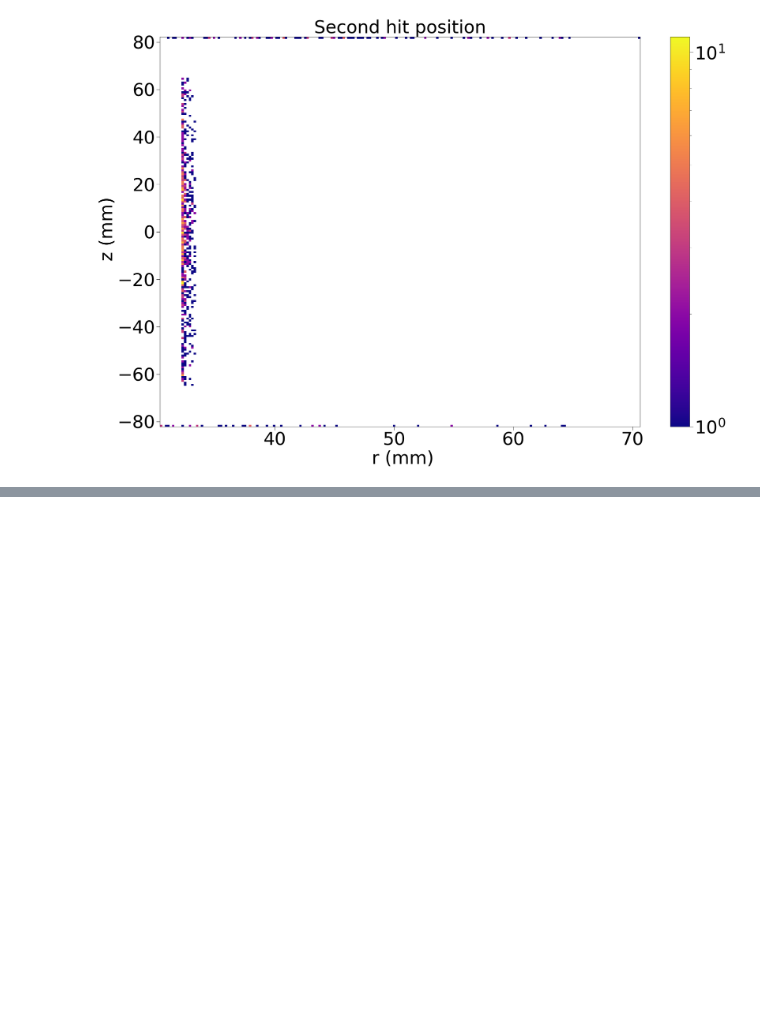
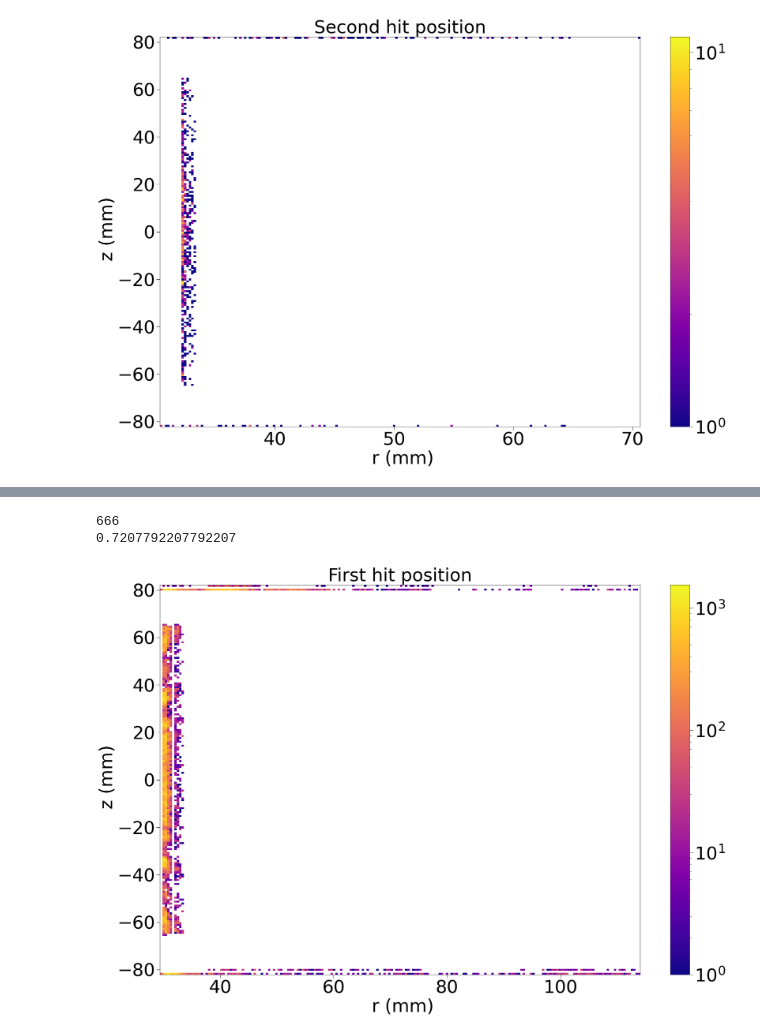
Before and after one commit to Isaac-Hirsch/10TeVMCDataAnalysis, a Jupyter notebook: doubleLayerFiltering/Double-Layer Filtering.ipynb, the cells around one changed output, grey strips where cells are left out. Cells and saved outputs as stored; diff of their text form; code cells hidden in the pictures; blank space fills up the shorter version.

```diff
--- a/doubleLayerFiltering/Double-Layer Filtering.ipynb
+++ b/doubleLayerFiltering/Double-Layer Filtering.ipynb
@@ -10,8 +10,8 @@ import math
 plt.style.use('seaborn-v0_8-colorblind')
 # %%
 plt.rcParams.update({'font.size': 20,
-                    'xtick.labelsize' : 50,
-                    'ytick.labelsize' : 50,
+                    'xtick.labelsize' : 40,
+                    'ytick.labelsize' : 40,
                     'xtick.major.size' : 10,
                     'ytick.major.size' : 10,
                     'xtick.minor.size' : 5,
@@ -147,0 +152,19 @@ plot2DHistogram(hit["r"][firstLayerMask | secondLayerMask],hit["z"][firstLayerMa
+# %%
+def doubletHitMask(system,layer):
+    firstLayerMask=((system==1)|(system==2)) & (layer==0)
+    secondLayerMask=((system==1)|(system==2)) & (layer==1)
+    bothLayerMask=(np.sum(firstLayerMask, axis=0)==1) & (np.sum(secondLayerMask, axis=0)==1)
+    return firstLayerMask, secondLayerMask, bothLayerMask
+# %%
+maskBIB=doubletHitMask(hitBIB["sys"],hitBIB["lay"])
+mask=doubletHitMask(hit["sys"],hit["lay"])
+# %%
+print(np.sum(mask[2]))
+print(np.sum(mask[2])/hit["x"].shape[1])
+# %% [output]
+666
+0.7207792207792207
+# %%
+plot2DHistogram(hitBIB["r"][maskBIB[0] | maskBIB[1]],hitBIB["z"][maskBIB[0] | maskBIB[1]], label="First hit position; r (mm); z (mm)", bins=200)
+# %% [output]
+[figure, added]
```
Also changed, not shown: parts of 22 cells of this notebook.
